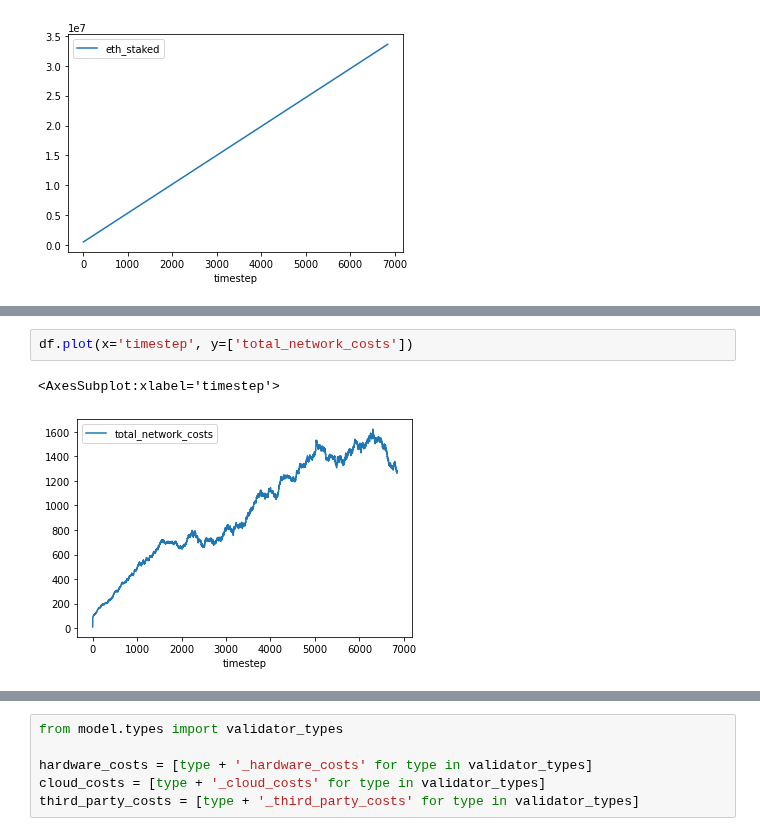
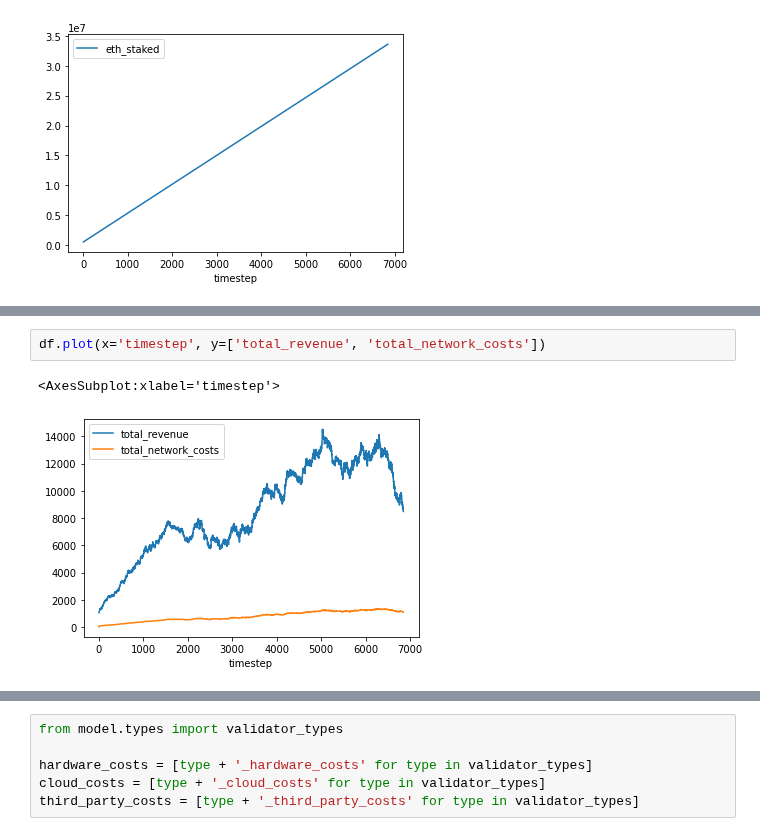
Before and after one commit to CADLabs/ethereum-economic-model, a Jupyter notebook: scratchpad.ipynb, the cells around one changed output, grey strips where cells are left out. Drawn from its saved outputs; the diff is of its cells as text.

```diff
--- a/scratchpad.ipynb
+++ b/scratchpad.ipynb
@@ -64,8 +69,8 @@ df.plot.area(x='timestep', y=['source_reward', 'target_reward', 'head_reward', '
 # %%
-df.plot(x='timestep', y=['total_network_costs'])
+df.plot(x='timestep', y=['total_revenue', 'total_network_costs'])
 # %% [output]
 <AxesSubplot:xlabel='timestep'>
-[figure, old version]
+[figure, new version]
 # %%
 df.plot(x='timestep', y=['total_revenue', 'total_profit'])
 # %% [output]
```
Also changed, not shown: parts of 8 cells of this notebook, 11 other files.
